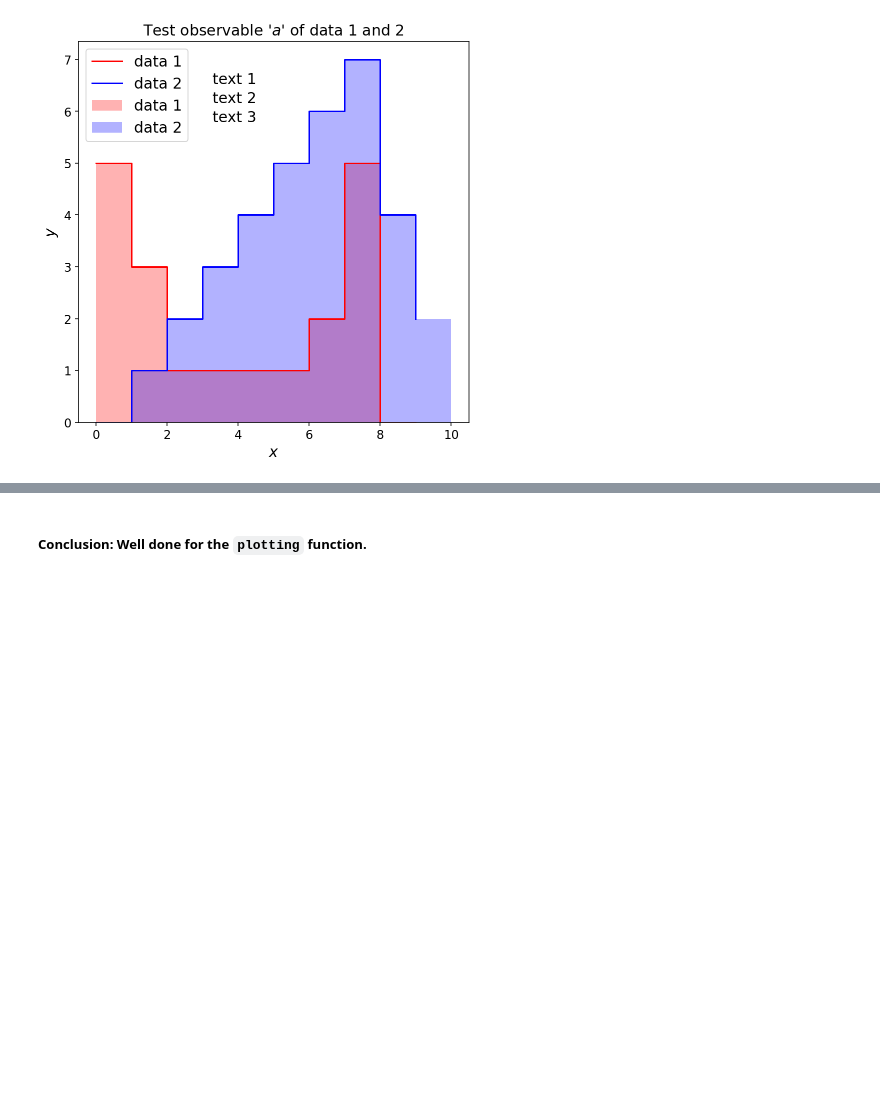
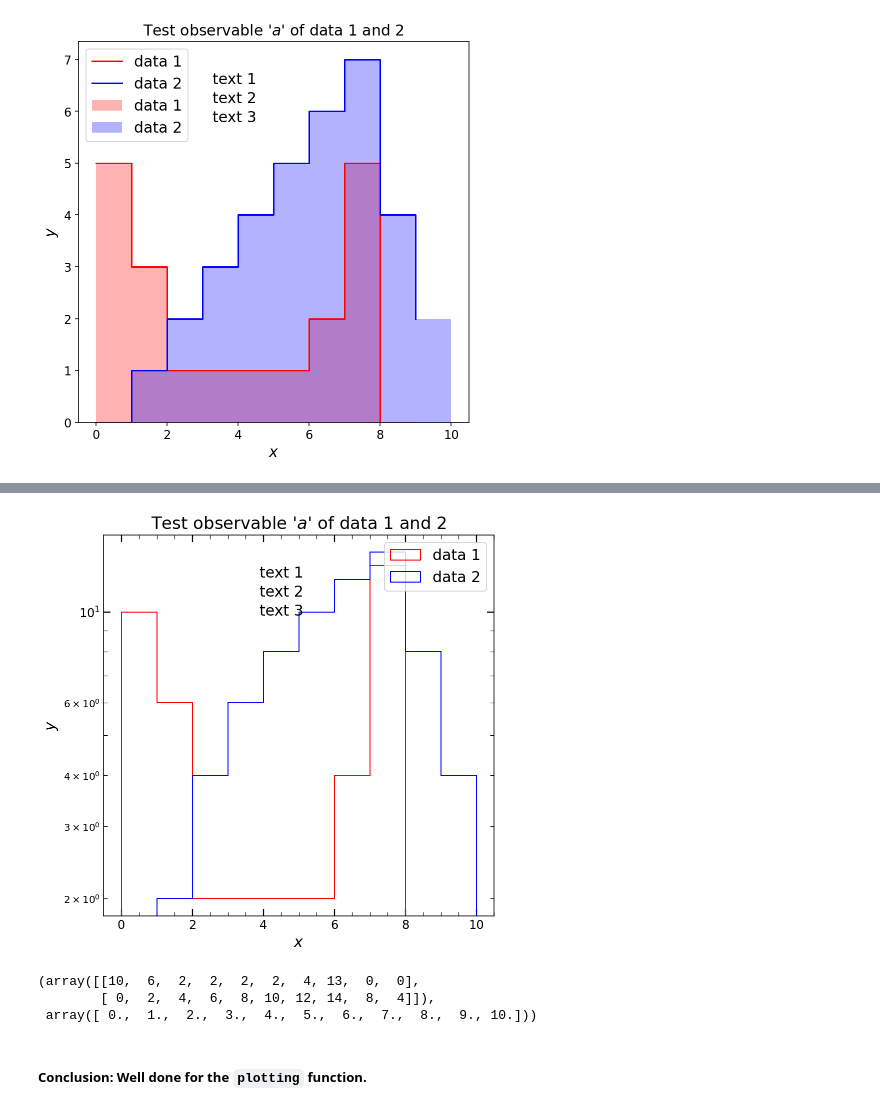
Before and after one commit to YW-Hsiao/svj_setting_master, a Jupyter notebook: test_plotting/test_2_histograms.ipynb, the cells around one changed output, grey strips where cells are left out. Drawn from its saved outputs; the diff is of its cells as text; code cells hidden in the pictures; blank space fills up the shorter version.

```diff
--- a/test_plotting/test_2_histograms.ipynb
+++ b/test_plotting/test_2_histograms.ipynb
@@ -331,6 +347,21 @@ plotting('a', [df_1, df_2], np.linspace(0, 10, 11),
 (array([[10,  6,  2,  2,  2,  2,  4, 13,  0,  0],
         [ 0,  2,  4,  6,  8, 10, 12, 14,  8,  4]]),
  array([ 0.,  1.,  2.,  3.,  4.,  5.,  6.,  7.,  8.,  9., 10.]))
+# %%
+# test: (4-2) with log y-axis scale
+plotting('a', [df_1, df_2], np.linspace(0, 10, 11),
+         ['red', 'blue'], ['data 1', 'data 2'],
+         weight=[weight_1, weight_all2],
+         selected=[selected1, selected2], figsize=(7, 7),
+         set_title=r"Test observable '$a$' of data 1 and 2",
+         yscale='log',
+         text=['text 1', 'text 2', 'text 3'], text_xy=(0.4, 0.9),
+         savefig='figure_4-2_y_log.pdf')
+# %% [output]
+[figure, added]
+(array([[10,  6,  2,  2,  2,  2,  4, 13,  0,  0],
+        [ 0,  2,  4,  6,  8, 10, 12, 14,  8,  4]]),
+ array([ 0.,  1.,  2.,  3.,  4.,  5.,  6.,  7.,  8.,  9., 10.]))
 # %% [markdown]
 ##### Conclusion: Well done for the `plotting` function.
 # %% [markdown]
```
Also changed, not shown: parts of 3 cells of this notebook, 3 other files.
